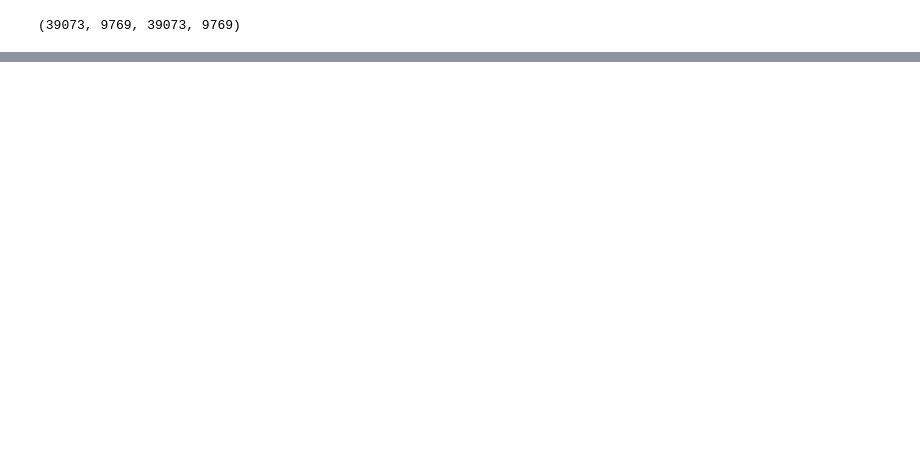
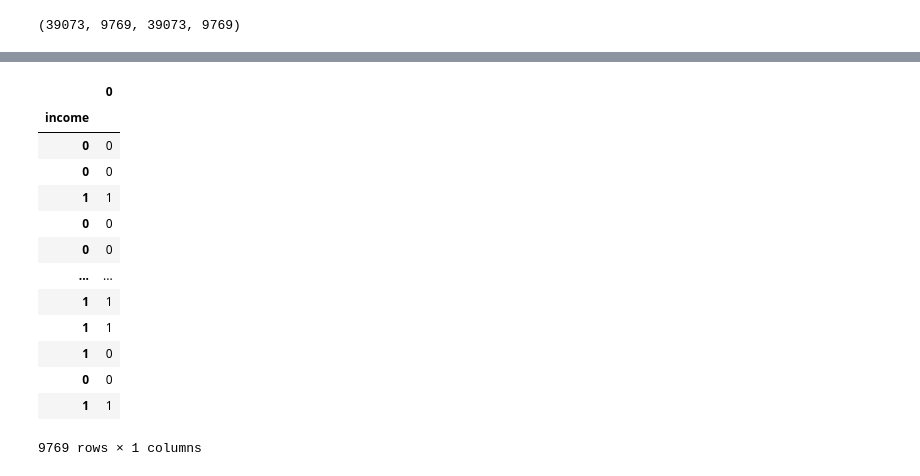
Before and after one commit to Chandu106/Adult_income, a Jupyter notebook: adult_income.ipynb, the cells around one changed output, grey strips where cells are left out. Saved outputs shown, nothing was run; the diff lists cells and outputs as text; code cells hidden in the pictures; blank space fills up the shorter version.

```diff
--- a/adult_income.ipynb
+++ b/adult_income.ipynb
@@ -170,0 +409,19 @@ plt.title("Model_02 training curves");
+# %%
+# Set random seed
+tf.random.set_seed(42)
+
+model_07 = tf.keras.Sequential([
+  tf.keras.layers.Dense(10000, activation="relu"), # hidden layer 1, using "relu" for activation (same as tf.keras.activations.relu)
+  tf.keras.layers.Dense(1000, activation="relu"), # hidden layer 1, using "relu" for activation (same as tf.keras.activations.relu)
+  tf.keras.layers.Dense(100, activation="relu"),
+  tf.keras.layers.Dense(10, activation="relu"),
+  tf.keras.layers.Dense(1, activation="sigmoid") # output layer, using 'sigmoid' for the output
+])
+
+# Compile the model
+model_07.compile(loss=tf.keras.losses.binary_crossentropy,
+                optimizer=tf.keras.optimizers.Adam(lr=0.001), # increase learning rate from 0.001 to 0.01 for faster learning
+                metrics=['accuracy'])
+
+# Fit the model
+history = model_07.fit(X_train_normal, y_train, epochs=50)
@@ -170,0 +456,9 @@ plt.title("Model_02 training curves");
+# %%
+# Create a confusion matrix
+from sklearn.metrics import confusion_matrix
+
+# Make predictions
+y_preds = model_07.predict(X_test_normal)
+
+# Create confusion matrix
+confusion_matrix(y_test, tf.round(y_preds))
@@ -170,0 +523,20 @@ plt.title("Model_02 training curves");
+# %%
+y1_preds=tf.cast(tf.round(y_preds),tf.int64)
+# %%
+import pandas as pd
+pd.DataFrame(y1_preds , y_test)
+# %% [output]
+|  | 0 |
+| income |  |
+| 0 | 0 |
+| 0 | 0 |
+| 1 | 1 |
+| 0 | 0 |
+| 0 | 0 |
+| ... | ... |
+| 1 | 1 |
+| 1 | 1 |
+| 1 | 0 |
+| 0 | 0 |
+| 1 | 1 |
+9769 rows × 1 columns
```
Also changed, not shown: parts of 31 cells of this notebook.
